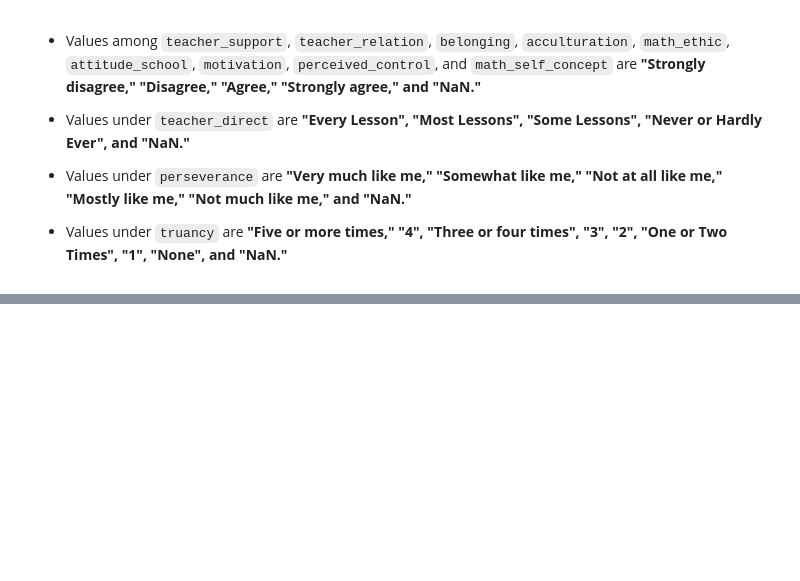
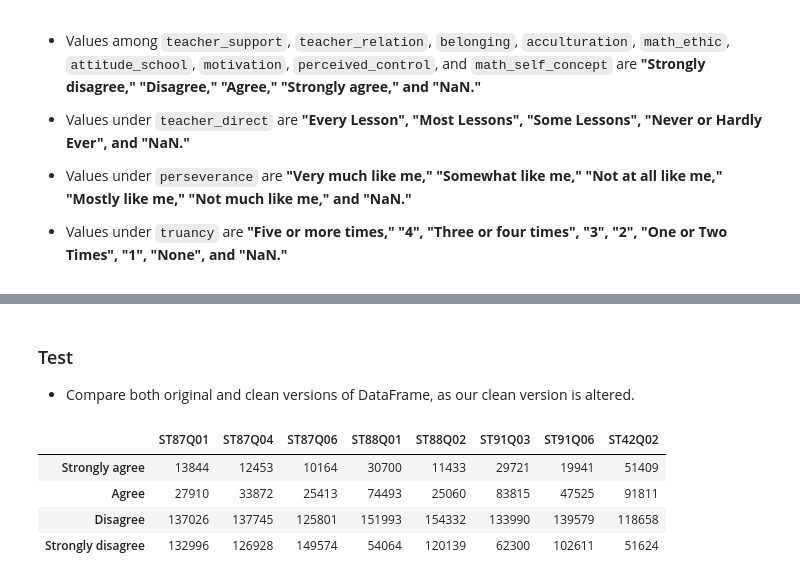
Before and after one commit to aeglon97/Communicate-Data-Findings, a Jupyter notebook: pisa_wrangle.ipynb, the cells around one changed output, grey strips where cells are left out. Cells and saved outputs as stored; diff of their text form; code cells hidden in the pictures; blank space fills up the shorter version.

```diff
--- a/pisa_wrangle.ipynb
+++ b/pisa_wrangle.ipynb
@@ -601,0 +711,11 @@ Math Self-Concept:  ['Disagree' 'Agree' nan 'Strongly agree' 'Strongly disagree'
+# %%
+#isolate reverse questions
+
+#group1
+belonging_reverse = ['ST87Q01', 'ST87Q04', 'ST87Q06']
+attitude_school_reverse = ['ST88Q01', 'ST88Q02']
+perceived_control_reverse = ['ST91Q03', 'ST91Q06']
+math_self_concept_reverse = ['ST42Q02']
+
+#group3
+perseverance_reverse = np.array(['ST93Q01', 'ST93Q03'])
@@ -601,0 +790,15 @@ Math Self-Concept:  ['Disagree' 'Agree' nan 'Strongly agree' 'Strongly disagree'
+# %% [markdown]
+### Test
+
+- Compare both original and clean versions of DataFrame, as our clean version is altered.
+# %%
+#make sure counts are consistent
+
+#reverse questions
+pisa2012[group1_reverse].apply(pd.Series.value_counts).reindex(index = ['Strongly agree', 'Agree', 'Disagree', 'Strongly disagree'])
+# %% [output]
+|  | ST87Q01 | ST87Q04 | ST87Q06 | ST88Q01 | ST88Q02 | ST91Q03 | ST91Q06 | ST42Q02 |
+| Strongly agree | 13844 | 12453 | 10164 | 30700 | 11433 | 29721 | 19941 | 51409 |
+| Agree | 27910 | 33872 | 25413 | 74493 | 25060 | 83815 | 47525 | 91811 |
+| Disagree | 137026 | 137745 | 125801 | 151993 | 154332 | 133990 | 139579 | 118658 |
+| Strongly disagree | 132996 | 126928 | 149574 | 54064 | 120139 | 62300 | 102611 | 51624 |
```
Also changed, not shown: parts of 65 cells of this notebook.
